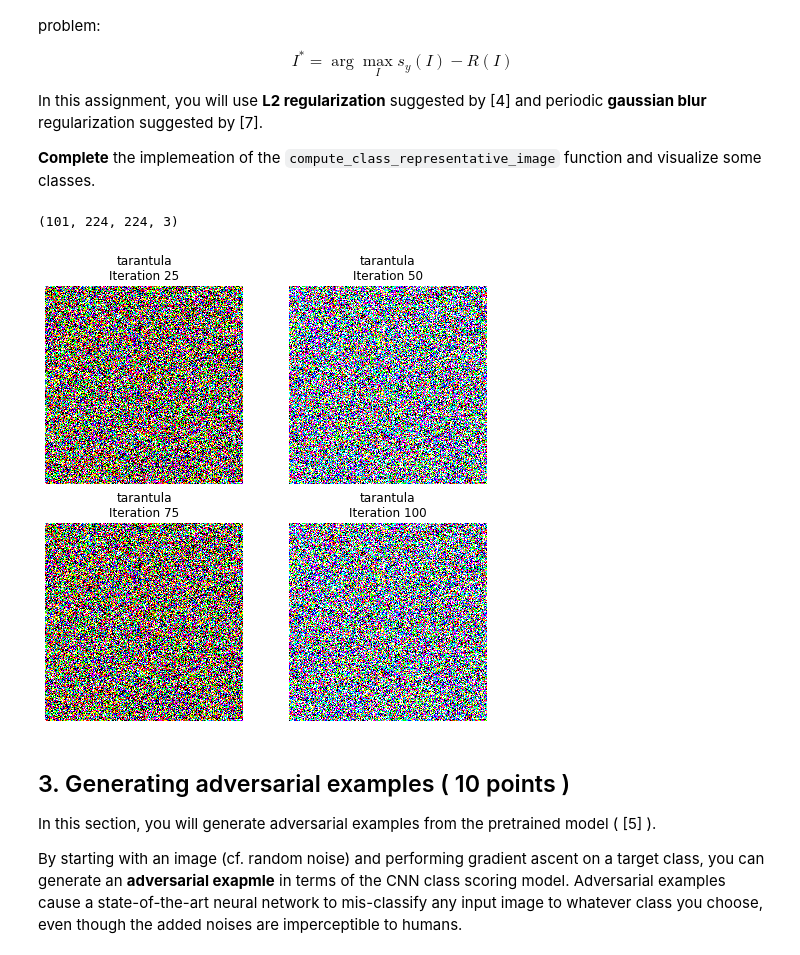
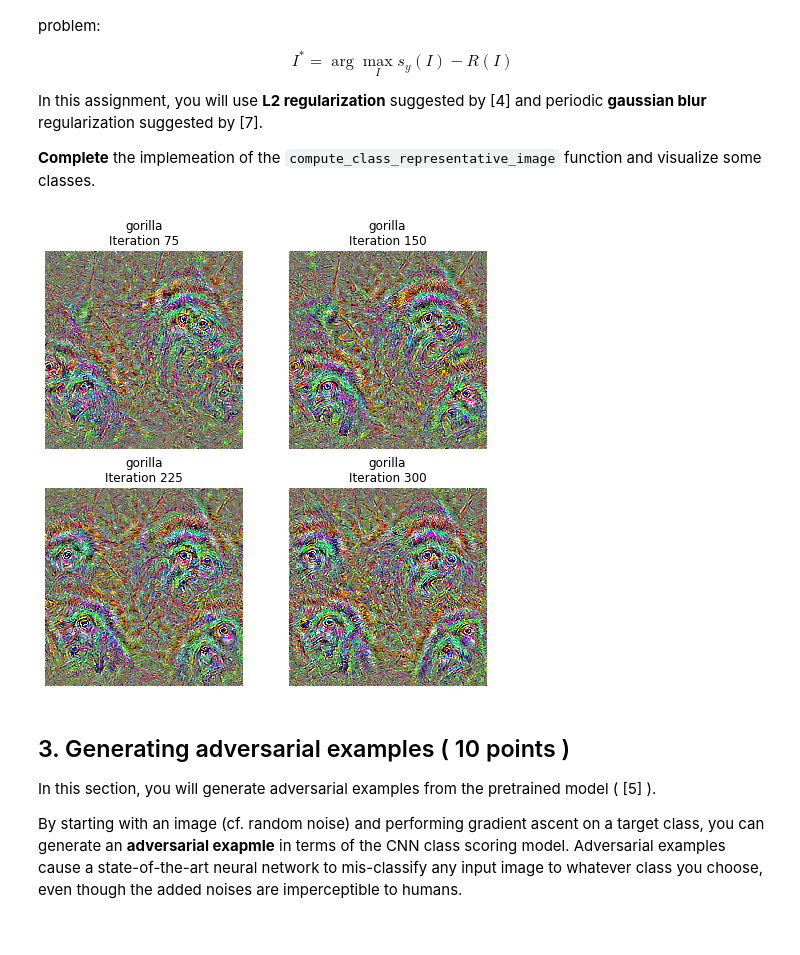
Before and after one commit to vanduc103/deep-learning-2019, a Jupyter notebook: Assignment2/Assignment2-3_Visualizing_CNN.ipynb, the cells around one changed output. Drawn from its saved outputs; the diff is of its cells as text; code cells hidden in the pictures.

```diff
--- a/Assignment2/Assignment2-3_Visualizing_CNN.ipynb
+++ b/Assignment2/Assignment2-3_Visualizing_CNN.ipynb
@@ -135,8 +133,10 @@ def compute_class_representative_image(sess, model, target_y):
     ##############################################################################
     #                          IMPLEMENT YOUR CODE                               #
     ##############################################################################
-    print(X.shape)
-    (N, H, W, C) = X.shape
+    correct_scores = model.outputs[0, target_y]
+    loss = correct_scores
+    gradient = tf.gradients(loss, model.inputs)
+    gradient -= 2*l2_reg*model.inputs
     #pass
     ##############################################################################
     #                             END OF YOUR CODE                               #
@@ -148,41 +148,38 @@ def compute_class_representative_image(sess, model, target_y):
         Xi = jitter_image(X[t:t+1], ox, oy)
 
         ##############################################################################
         #                          IMPLEMENT YOUR CODE                               #
         ##############################################################################
-        dXi = np.zeros(Xi.shape)
-        outputs = sess.run(model.outputs, feed_dict = {model.inputs: Xi})
-        dXi = (1 - outputs[0][target_y])*Xi - ((-2)*l2_reg * Xi)
-        Xi += learning_rate * dXi
+        grad_val = sess.run(gradient, feed_dict = {model.inputs: Xi})[0]
+        Xi += learning_rate * grad_val
         #pass
         ##############################################################################
         #                             END OF YOUR CODE                               #
         ##############################################################################
 
         # Unjitter and clip the image
         Xi = unjitter_image(Xi, ox, oy)
 
         # Blur preriodically
         if t % blur_every == 0:
             Xi = blur_image(Xi, sigma=0.5)
 
         # Save intermediate images
         X[t+1] = Xi
 
     return X
 
-target_y = 76 # Tarantula
+#target_y = 76 # Tarantula
 # target_y = 78 # Tick
 # target_y = 187 # Yorkshire Terrier
 # target_y = 683 # Oboe
-#target_y = 366 # Gorilla
+target_y = 366 # Gorilla
 # target_y = 604 # Hourglass
 # target_y = np.random.randint(1000)
 CR = compute_class_representative_image(sess, model, target_y)
 plot_images(CR, target_y, Class_names, ClassRepresentatve=True)
 # %% [output]
-(101, 224, 224, 3)
-[figure, old version]
+[figure, new version]
 # %% [markdown]
 ## <a name="3"></a> 3. Generating adversarial examples ( 10 points )
 
```
Also changed, not shown: parts of 3 cells of this notebook.
